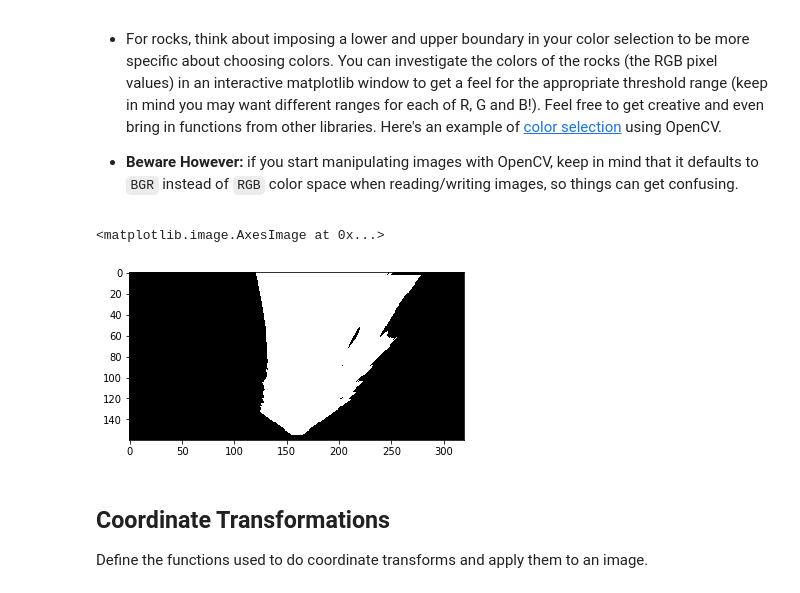
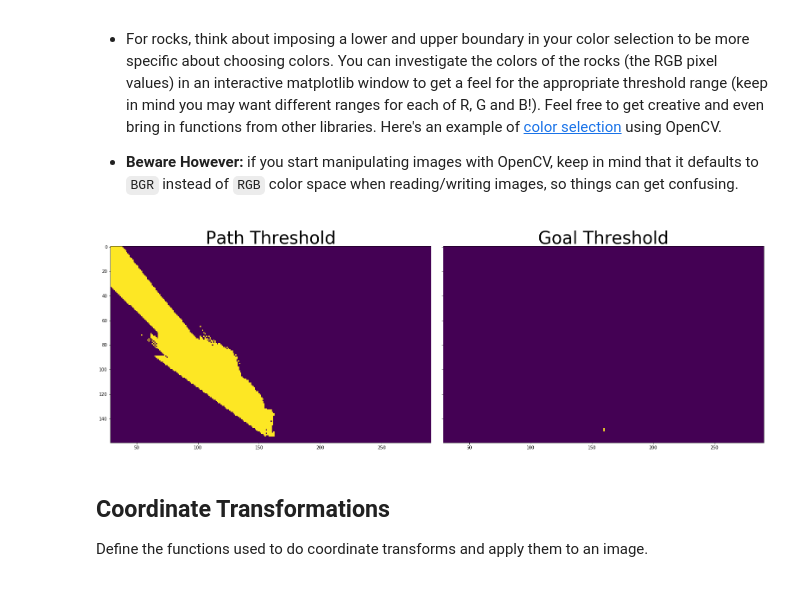
Before and after one commit to twbot/Brodeur-RoboND-Rover, a Jupyter notebook: code/Rover_Project_Test_Notebook.ipynb, the cells around one changed output. Cells and saved outputs as stored; diff of their text form; code cells hidden in the pictures.

```diff
--- a/code/Rover_Project_Test_Notebook.ipynb
+++ b/code/Rover_Project_Test_Notebook.ipynb
@@ -59,10 +53,14 @@ Read in and display example grid and rock sample calibration images.  You'll use
 # Here's an example of the grid and one of the rocks
 example_grid = '../calibration_images/example_grid1.jpg'
 example_rock = '../calibration_images/example_rock1.jpg'
+example_angle = '../calibration_images/angle_example.jpg'
+example_goal = '../calibration_images/sample1.jpg'
 grid_img = mpimg.imread(example_grid)
 rock_img = mpimg.imread(example_rock)
+angle_img = mpimg.imread(example_angle)
+goal_img = mpimg.imread(example_goal)
 
-fig = plt.figure(figsize=(12,3))
+fig = plt.figure(figsize=(13,3))
 plt.subplot(121)
 plt.imshow(grid_img)
 plt.subplot(122)
@@ -102,7 +100,17 @@
                   [image.shape[1]/2 + dst_size, image.shape[0] - 2*dst_size - bottom_offset],
                   [image.shape[1]/2 - dst_size, image.shape[0] - 2*dst_size - bottom_offset],
                   ])
-warped = perspect_transform(grid_img, source, destination)
-plt.imshow(warped)
+warped = perspect_transform(angle_img, source, destination)
+warped_goal = perspect_transform(goal_img, source, destination)
+f, (ax1, ax2) = plt.subplots(1, 2, figsize=(21, 7), sharey = True)
+f.tight_layout()
+ax1.imshow(warped)
+ax1.set_title('Warped Path', fontsize=40)
+
+ax2.imshow(warped_goal)
+ax2.set_title('Warped Goal', fontsize=40)
+plt.subplots_adjust(left=0., right=1, top=0.9, bottom=0.)
+plt.show()
+
 #scipy.misc.imsave('../output/warped_example.jpg', warped)
 # %% [output]
@@ -141,36 +148,44 @@ def goal_thresh(img, rgb_thresh=(120, 120, 60)):
     # Create an array of zeros same xy size as img, but single channel
     color_select = np.zeros_like(img[:,:,0])
     # Require that each pixel be above all three threshold values in RGB
     # above_thresh will now contain a boolean array with "True"
     # where threshold was met
     above_thresh = (img[:,:,0] > rgb_thresh[0]) \
                 & (img[:,:,1] > rgb_thresh[1]) \
                 & (img[:,:,2] < rgb_thresh[2])
     # Index the array of zeros with the boolean array and set to 1
     color_select[above_thresh] = 1
     # Return the binary image
     return color_select
 
 def obstacle_thresh(img, rgb_thresh=(160, 160, 160)):
     # Create an array of zeros same xy size as img, but single channel
     color_select = np.zeros_like(img[:,:,0])
     # Require that each pixel be above all three threshold values in RGB
     # above_thresh will now contain a boolean array with "True"
     # where threshold was met
     above_thresh = (img[:,:,0] < rgb_thresh[0]) \
                 & (img[:,:,1] < rgb_thresh[1]) \
                 & (img[:,:,2] < rgb_thresh[2])
     # Index the array of zeros with the boolean array and set to 1
     color_select[above_thresh] = 1
     # Return the binary image
     return color_select
 
 threshed = color_thresh(warped)
-plt.imshow(threshed, cmap='gray')
+threshed_goal = goal_thresh(warped_goal)
+f, (ax1, ax2) = plt.subplots(1, 2, figsize=(21, 7), sharey = True)
+f.tight_layout()
+ax1.imshow(threshed)
+ax1.set_title('Path Threshold', fontsize=40)
+
+ax2.imshow(threshed_goal)
+ax2.set_title('Goal Threshold', fontsize=40)
+plt.subplots_adjust(left=0., right=1, top=0.9, bottom=0.)
+plt.show()
 #scipy.misc.imsave('../output/warped_threshed.jpg', threshed*255)
 # %% [output]
-<matplotlib.image.AxesImage at 0x...>
-[figure, old version]
+[figure, new version]
 # %% [markdown]
 ## Coordinate Transformations
 Define the functions used to do coordinate transforms and apply them to an image.
```
Also changed, not shown: parts of 7 cells of this notebook, 9 other files.
